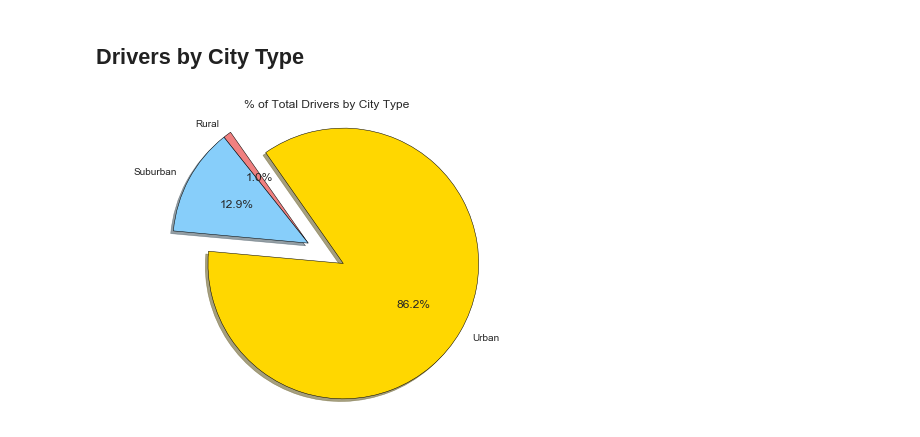
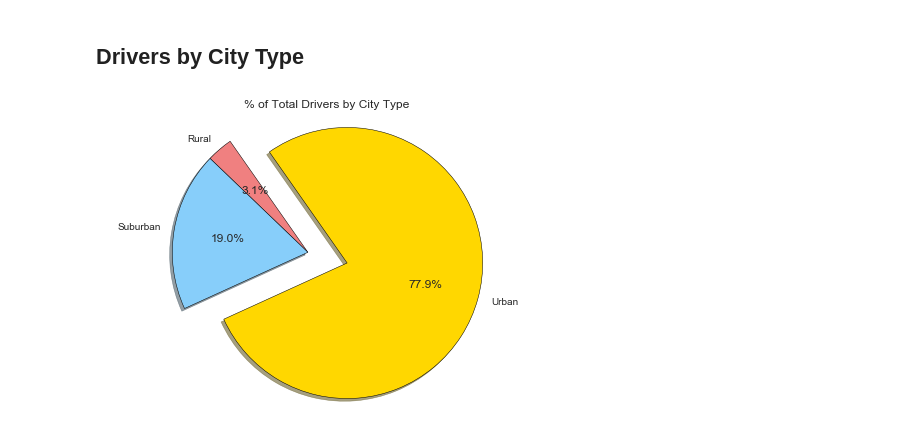
Before and after one commit to modelobootcamp/Pyber, a Jupyter notebook: Pyber Graphical Analysis.ipynb, the cells around one changed output. Cells and saved outputs as stored; diff of their text form; code cells hidden in the pictures.

```diff
--- a/Pyber Graphical Analysis.ipynb
+++ b/Pyber Graphical Analysis.ipynb
@@ -133,12 +134,13 @@ plt.show()
 ## Drivers by City Type
 # %%
 # of driver per city type
-driver_sum = by_type.sum()['driver_count']
+
+driver_sum = city_df.groupby('type').sum()['driver_count']
 
 labels = driver_sum.index
 plt.pie(driver_sum, startangle = 125, explode = explode, colors = colors, labels = labels, autopct = "%1.1f%%", shadow = True, wedgeprops = {'linewidth': .5, 'edgecolor': 'black'})
 plt.title('% of Total Drivers by City Type')
 plt.axis('equal')
 plt.show()
 # %% [output]
-[figure, old version]
+[figure, new version]
```
Also changed, not shown: parts of 1 cell of this notebook.
